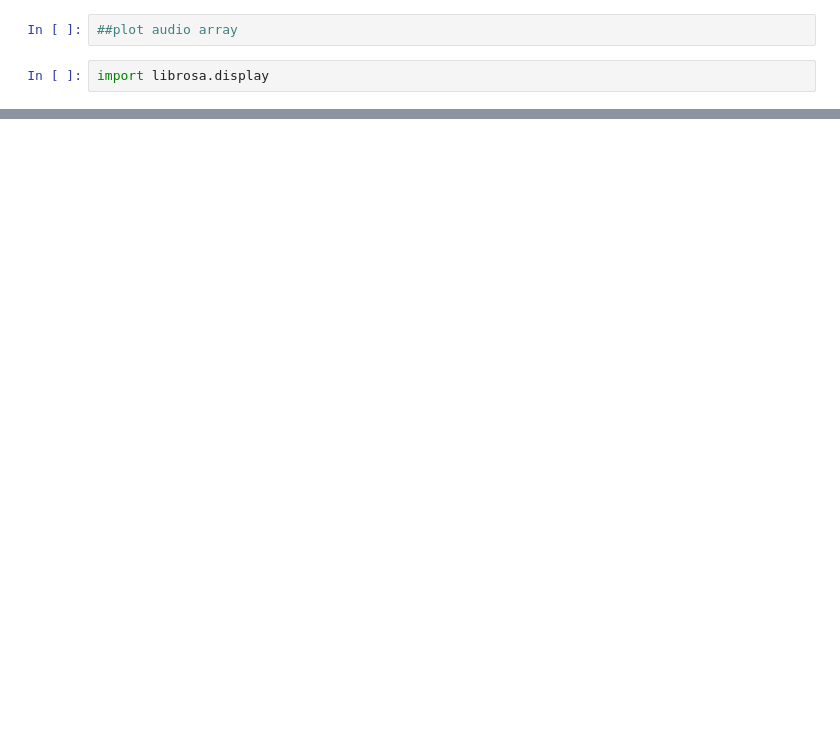
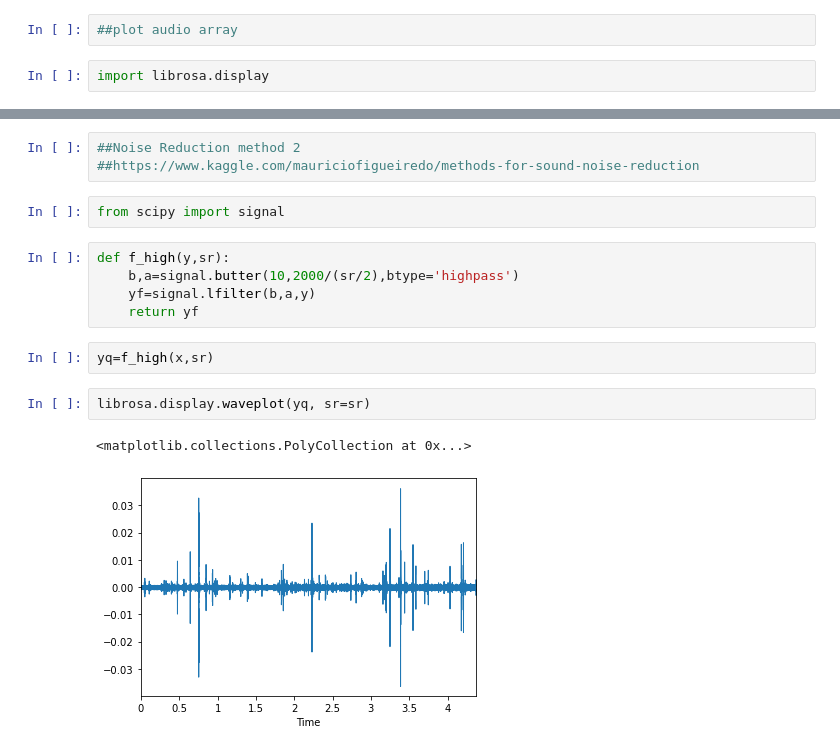
Before and after one commit to AgnaParikh/DolphinComputation, a Jupyter notebook: AudiofileToNumpy.ipynb, the cells around one changed output, grey strips where cells are left out. Cells and saved outputs as stored; diff of their text form; blank space fills up the shorter version.

```diff
--- a/AudiofileToNumpy.ipynb
+++ b/AudiofileToNumpy.ipynb
@@ -83,0 +103,17 @@ Sampling Rate 22050
+# %%
+##Noise Reduction method 2
+##https://www.kaggle.com/mauriciofigueiredo/methods-for-sound-noise-reduction
+# %%
+from scipy import signal
+# %%
+def f_high(y,sr):
+    b,a=signal.butter(10,2000/(sr/2),btype='highpass')
+    yf=signal.lfilter(b,a,y)
+    return yf
+# %%
+yq=f_high(x,sr)
+# %%
+librosa.display.waveplot(yq, sr=sr)
+# %% [output]
+<matplotlib.collections.PolyCollection at 0x...>
+[figure, added]
```
Also changed, not shown: parts of 18 cells of this notebook.
